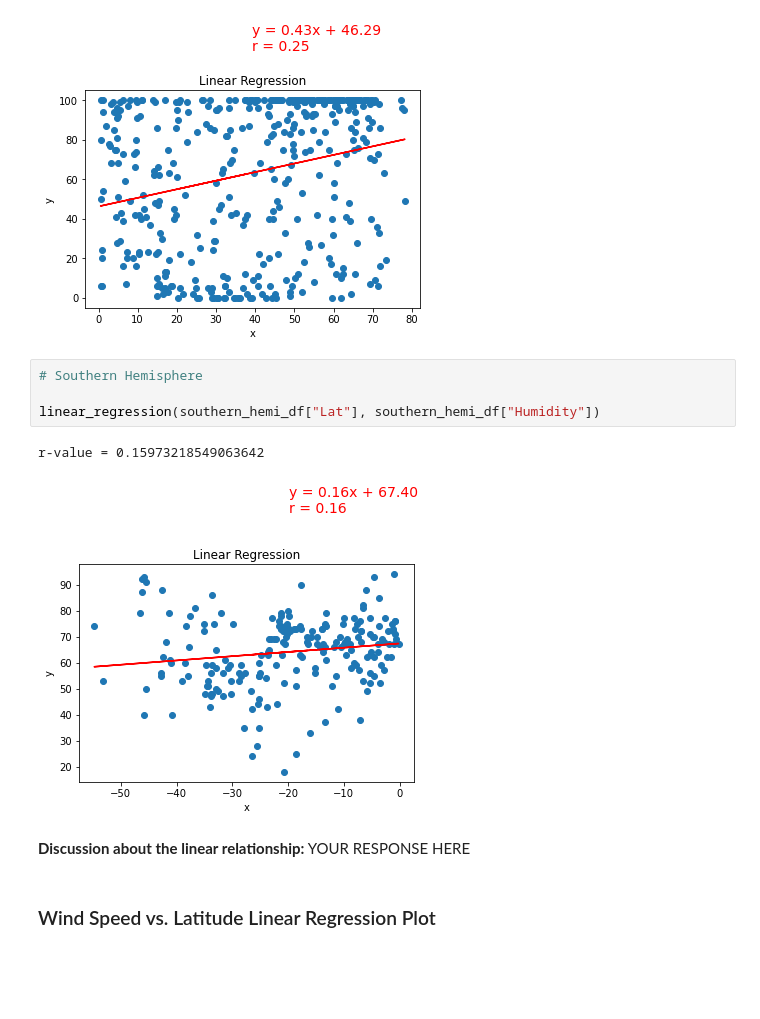
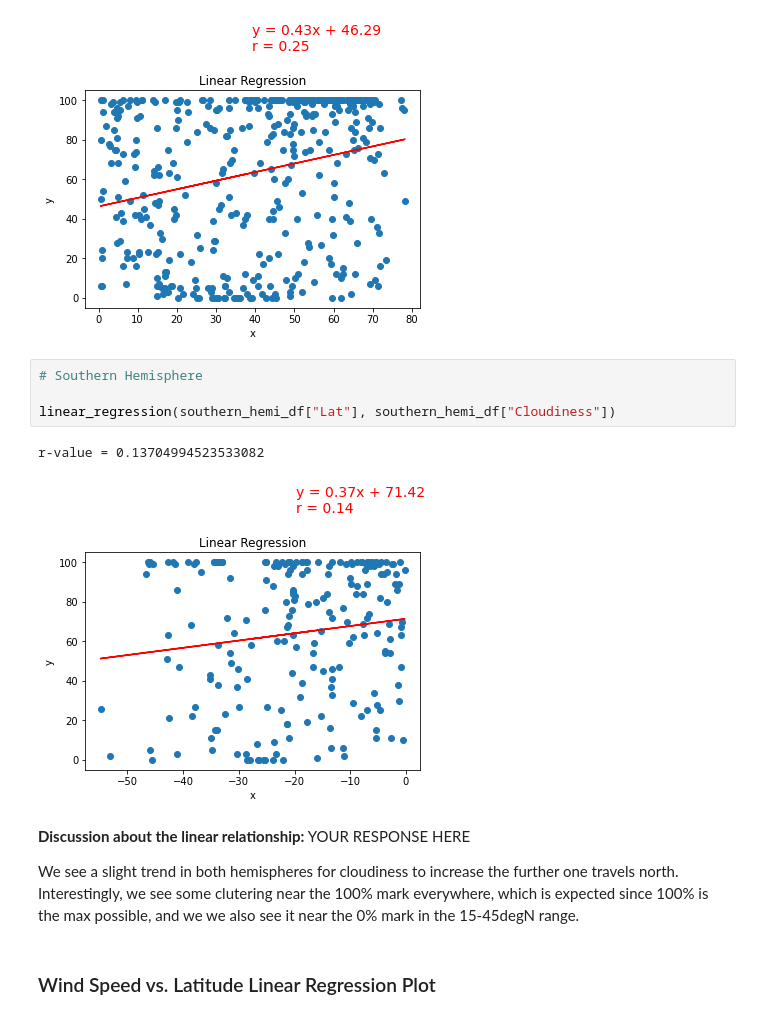
Before and after one commit to gmitt98/python-api-challenge, a Jupyter notebook: WeatherPy/WeatherPy.ipynb, the cells around one changed output. Cells and saved outputs as stored; diff of their text form; blank space fills up the shorter version.

Commit message:
update to main
include discussion

```diff
--- a/WeatherPy/WeatherPy.ipynb
+++ b/WeatherPy/WeatherPy.ipynb
@@ -437,12 +443,15 @@ r-value = 0.2453475219745104
 # %%
 # Southern Hemisphere
 
-linear_regression(southern_hemi_df["Lat"], southern_hemi_df["Humidity"])
+linear_regression(southern_hemi_df["Lat"], southern_hemi_df["Cloudiness"])
 # %% [output]
-r-value = 0.15973218549063642
+r-value = 0.13704994523533082
-[figure, old version]
+[figure, new version]
-# %% [markdown]
-**Discussion about the linear relationship:** YOUR RESPONSE HERE
+# %% [markdown]
+**Discussion about the linear relationship:** YOUR RESPONSE HERE
+
+We see a slight trend in both hemispheres for cloudiness to increase the further one travels north.
+Interestingly, we see some clutering near the 100% mark everywhere, which is expected since 100% is the max possible, and we we also see it near the 0% mark in the 15-45degN range.
 # %% [markdown]
 ### Wind Speed vs. Latitude Linear Regression Plot
 # %%
```
Also changed, not shown: parts of 6 cells of this notebook, 1 other file.
